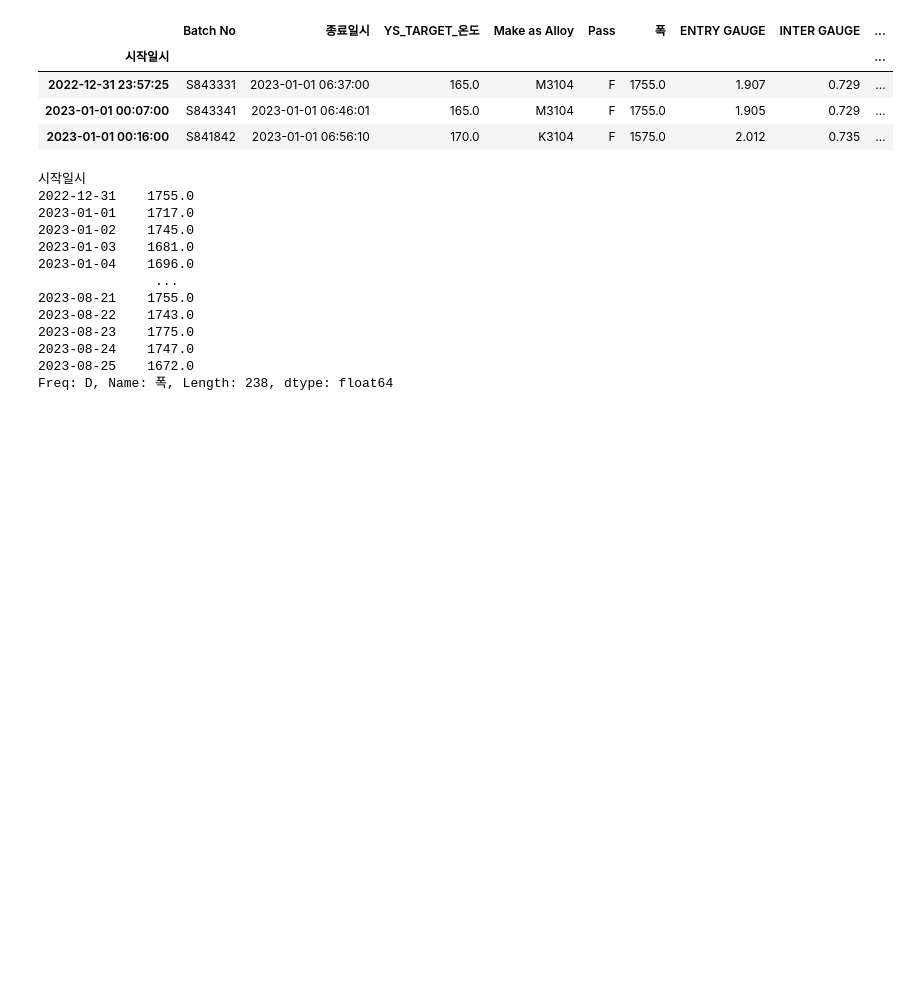
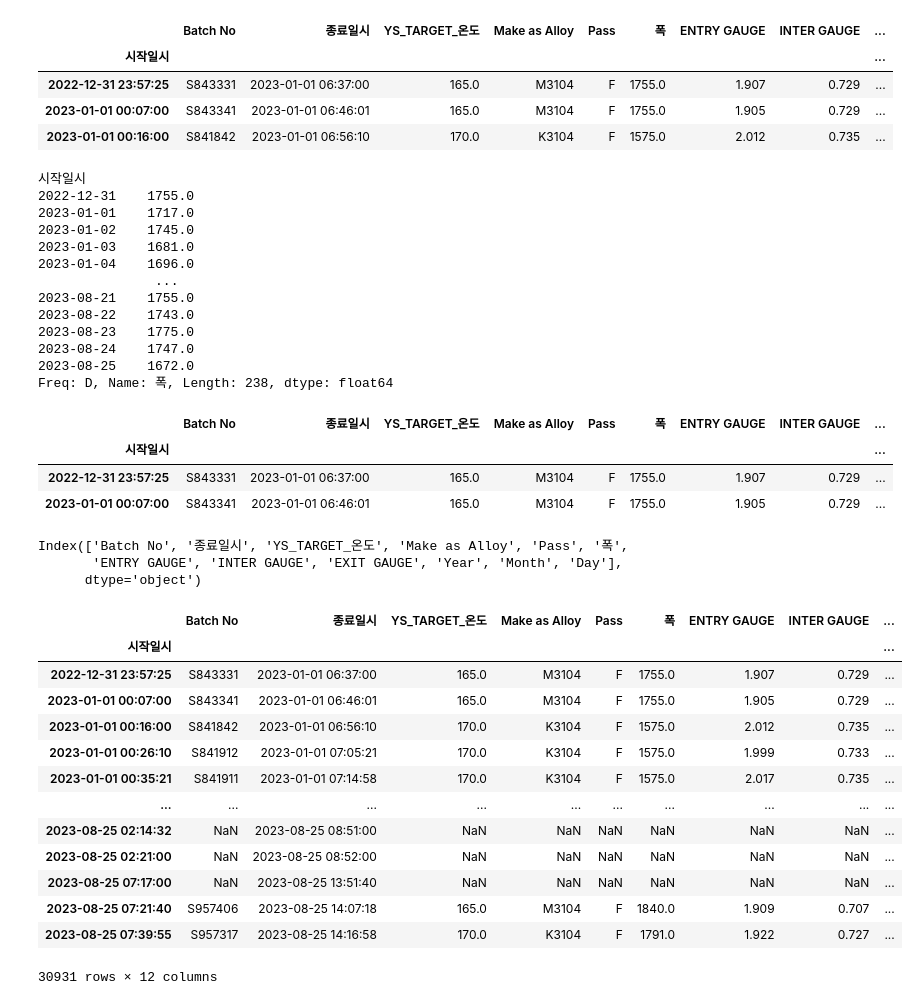
Before and after one commit to joahyot/202308_python_training_YJ, a Jupyter notebook: review02.ipynb, the cells around one changed output. Drawn from its saved outputs; the diff is of its cells as text; code cells hidden in the pictures; blank space fills up the shorter version.

```diff
--- a/review02.ipynb
+++ b/review02.ipynb
@@ -91,3 +90,34 @@ Freq: D, Name: 폭, Length: 238, dtype: float64
 
 # sns.barplot(x = cm3_b.index,
 #             y = cm3_b["폭"])
+# %%
+cm3_b.head(2)
+# %% [output]
+|  | Batch No | 종료일시 | YS_TARGET_온도 | Make as Alloy | Pass | 폭 | ENTRY GAUGE | INTER GAUGE | ... |
+| 시작일시 |  |  |  |  |  |  |  |  | ... |
+| 2022-12-31 23:57:25 | S843331 | 2023-01-01 06:37:00 | 165.0 | M3104 | F | 1755.0 | 1.907 | 0.729 | ... |
+| 2023-01-01 00:07:00 | S843341 | 2023-01-01 06:46:01 | 165.0 | M3104 | F | 1755.0 | 1.905 | 0.729 | ... |
+# %%
+cm3_b.columns
+# %% [output]
+Index(['Batch No', '종료일시', 'YS_TARGET_온도', 'Make as Alloy', 'Pass', '폭',
+       'ENTRY GAUGE', 'INTER GAUGE', 'EXIT GAUGE', 'Year', 'Month', 'Day'],
+      dtype='object')
+# %%
+c1 = pd.DataFrame(cm3_b)
+c1
+# %% [output]
+|  | Batch No | 종료일시 | YS_TARGET_온도 | Make as Alloy | Pass | 폭 | ENTRY GAUGE | INTER GAUGE | ... |
+| 시작일시 |  |  |  |  |  |  |  |  | ... |
+| 2022-12-31 23:57:25 | S843331 | 2023-01-01 06:37:00 | 165.0 | M3104 | F | 1755.0 | 1.907 | 0.729 | ... |
+| 2023-01-01 00:07:00 | S843341 | 2023-01-01 06:46:01 | 165.0 | M3104 | F | 1755.0 | 1.905 | 0.729 | ... |
+| 2023-01-01 00:16:00 | S841842 | 2023-01-01 06:56:10 | 170.0 | K3104 | F | 1575.0 | 2.012 | 0.735 | ... |
+| 2023-01-01 00:26:10 | S841912 | 2023-01-01 07:05:21 | 170.0 | K3104 | F | 1575.0 | 1.999 | 0.733 | ... |
+| 2023-01-01 00:35:21 | S841911 | 2023-01-01 07:14:58 | 170.0 | K3104 | F | 1575.0 | 2.017 | 0.735 | ... |
+| ... | ... | ... | ... | ... | ... | ... | ... | ... | ... |
+| 2023-08-25 02:14:32 | NaN | 2023-08-25 08:51:00 | NaN | NaN | NaN | NaN | NaN | NaN | ... |
+| 2023-08-25 02:21:00 | NaN | 2023-08-25 08:52:00 | NaN | NaN | NaN | NaN | NaN | NaN | ... |
+| 2023-08-25 07:17:00 | NaN | 2023-08-25 13:51:40 | NaN | NaN | NaN | NaN | NaN | NaN | ... |
+| 2023-08-25 07:21:40 | S957406 | 2023-08-25 14:07:18 | 165.0 | M3104 | F | 1840.0 | 1.909 | 0.707 | ... |
+| 2023-08-25 07:39:55 | S957317 | 2023-08-25 14:16:58 | 170.0 | K3104 | F | 1791.0 | 1.922 | 0.727 | ... |
+30931 rows × 12 columns
```
Also changed, not shown: parts of 15 cells of this notebook, 1 other file.
